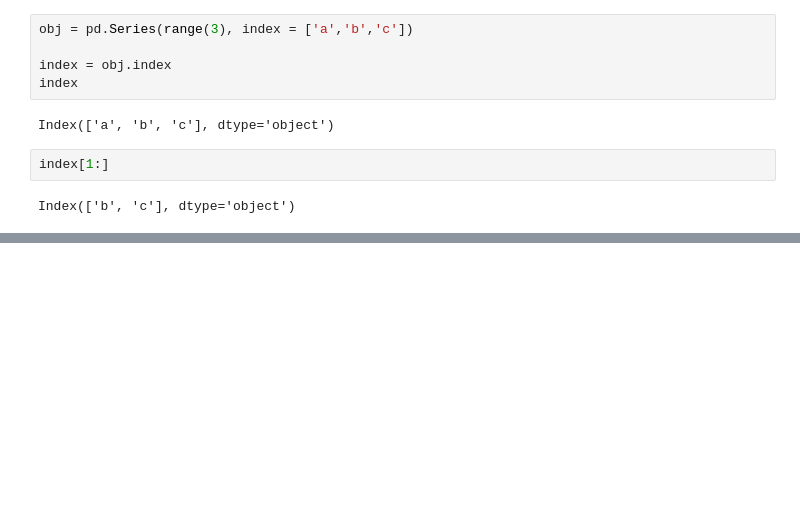
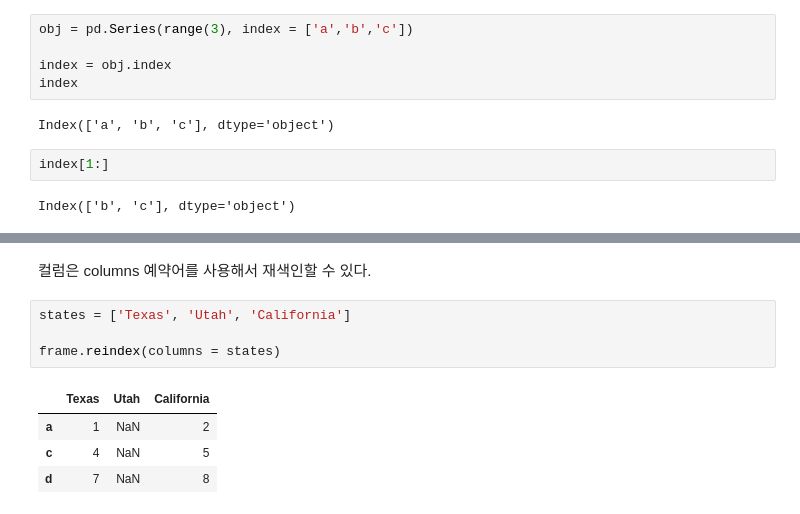
Before and after one commit to JEONSUN/Edwith_Python_For_Machine_Learning, a Jupyter notebook: Python for Data Analysis (Pandas).ipynb, the cells around one changed output, grey strips where cells are left out. Drawn from its saved outputs; the diff is of its cells as text; blank space fills up the shorter version.

```diff
--- a/Python for Data Analysis (Pandas).ipynb
+++ b/Python for Data Analysis (Pandas).ipynb
@@ -443,0 +551,11 @@ Index(['b', 'c'], dtype='object')
+# %% [markdown]
+컬럼은 columns 예약어를 사용해서 재색인할 수 있다.
+# %%
+states = ['Texas', 'Utah', 'California']
+
+frame.reindex(columns = states)
+# %% [output]
+|  | Texas | Utah | California |
+| a | 1 | NaN | 2 |
+| c | 4 | NaN | 5 |
+| d | 7 | NaN | 8 |
```
Also changed, not shown: parts of 19 cells of this notebook.
